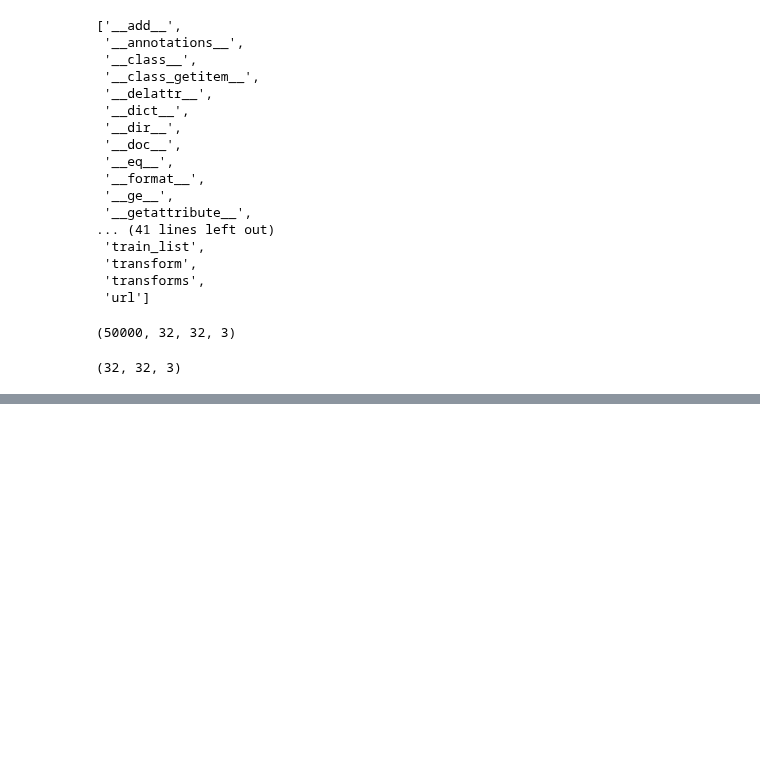
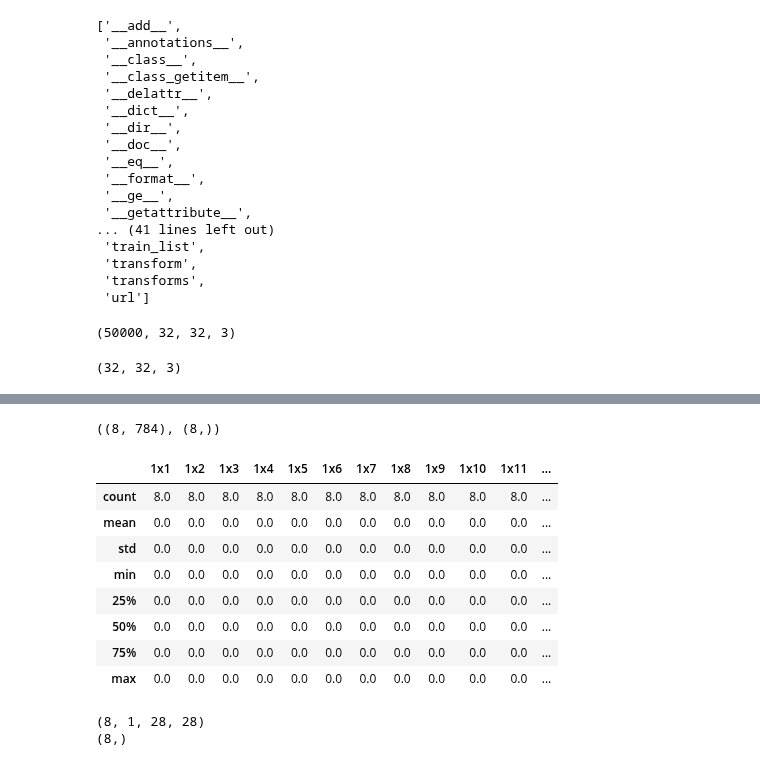
Before and after one commit to chineidu/Deep-Learning-With-Pytorch, a Jupyter notebook: notebook/09_convolution/02_image_transformation.ipynb, the cells around one changed output, grey strips where cells are left out. Saved outputs shown, nothing was run; the diff lists cells and outputs as text; code cells hidden in the pictures; blank space fills up the shorter version.

Commit message:
chore: Add custom dataset

````diff
--- a/notebook/09_convolution/02_image_transformation.ipynb
+++ b/notebook/09_convolution/02_image_transformation.ipynb
@@ -21,9 +21,15 @@ Applications/Benefits
 ```
 # %%
 import numpy as np
+import pandas as pd
 import torch
+from torch.utils.data import DataLoader, TensorDataset, Dataset
 
-# NEW!
+# Pandas settings
+pd.options.display.max_rows = 1_000
+pd.options.display.max_columns = 1_000
+pd.options.display.max_colwidth = 2_000
+
 import torchvision
 import torchvision.transforms as T
 
@@ -32,6 +38,12 @@ from IPython import display
 
 display.set_matplotlib_formats("svg")
 
+from src.data_manager import (
+    load_data,
+    create_data_loader,
+    split_into_train_n_validation,
+)
+
 # Black code formatter (Optional)
 %load_ext lab_black
 # auto reload imports
@@ -155,0 +190,6 @@ plt.show()
+# %%
+# Load data
+fp = "../../data/mnist_digit/mnist_train.csv"
+mnist_data = load_data(filename=fp)
+
+mnist_data.head(2)
@@ -155,0 +201,35 @@ plt.show()
+# %%
+# Extract the first 10 rows
+X = mnist_data.iloc[:8, 1:]
+y = mnist_data.iloc[:8, 0]
+
+
+X.shape, y.shape
+# %% [output]
+((8, 784), (8,))
+# %%
+# Normalize the data
+X = X / np.max(X)
+
+X.describe()
+# %% [output]
+|  | 1x1 | 1x2 | 1x3 | 1x4 | 1x5 | 1x6 | 1x7 | 1x8 | 1x9 | 1x10 | 1x11 | ... |
+| count | 8.0 | 8.0 | 8.0 | 8.0 | 8.0 | 8.0 | 8.0 | 8.0 | 8.0 | 8.0 | 8.0 | ... |
+| mean | 0.0 | 0.0 | 0.0 | 0.0 | 0.0 | 0.0 | 0.0 | 0.0 | 0.0 | 0.0 | 0.0 | ... |
+| std | 0.0 | 0.0 | 0.0 | 0.0 | 0.0 | 0.0 | 0.0 | 0.0 | 0.0 | 0.0 | 0.0 | ... |
+| min | 0.0 | 0.0 | 0.0 | 0.0 | 0.0 | 0.0 | 0.0 | 0.0 | 0.0 | 0.0 | 0.0 | ... |
+| 25% | 0.0 | 0.0 | 0.0 | 0.0 | 0.0 | 0.0 | 0.0 | 0.0 | 0.0 | 0.0 | 0.0 | ... |
+| 50% | 0.0 | 0.0 | 0.0 | 0.0 | 0.0 | 0.0 | 0.0 | 0.0 | 0.0 | 0.0 | 0.0 | ... |
+| 75% | 0.0 | 0.0 | 0.0 | 0.0 | 0.0 | 0.0 | 0.0 | 0.0 | 0.0 | 0.0 | 0.0 | ... |
+| max | 0.0 | 0.0 | 0.0 | 0.0 | 0.0 | 0.0 | 0.0 | 0.0 | 0.0 | 0.0 | 0.0 | ... |
+# %%
+# Reshape to 2D images
+X_1 = X.to_numpy().reshape(-1, 1, 28, 28)
+
+
+# check sizes
+print(X_1.shape)
+print(y.shape)
+# %% [output]
+(8, 1, 28, 28)
+(8,)
````
Also changed, not shown: parts of 9 cells of this notebook.
